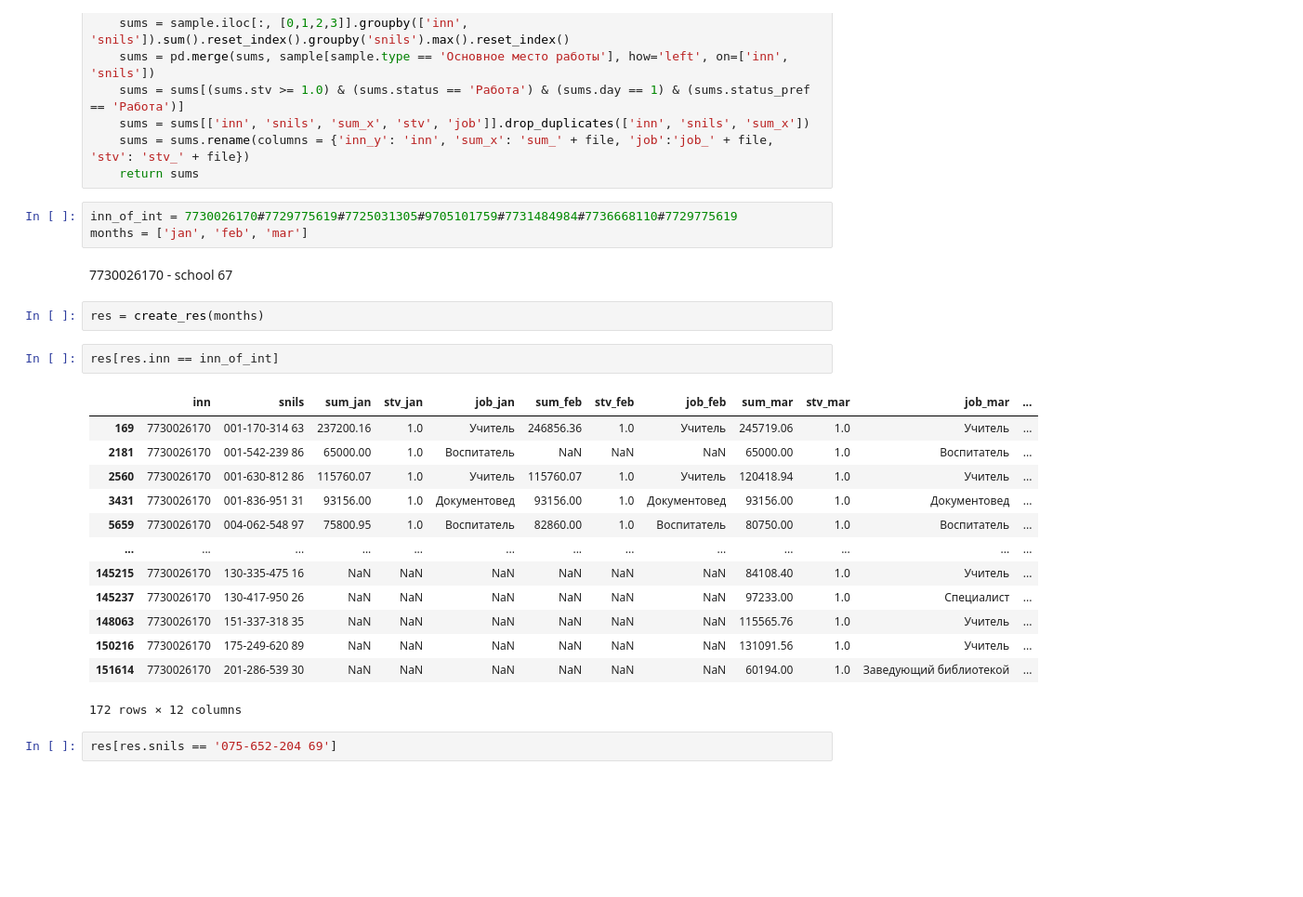
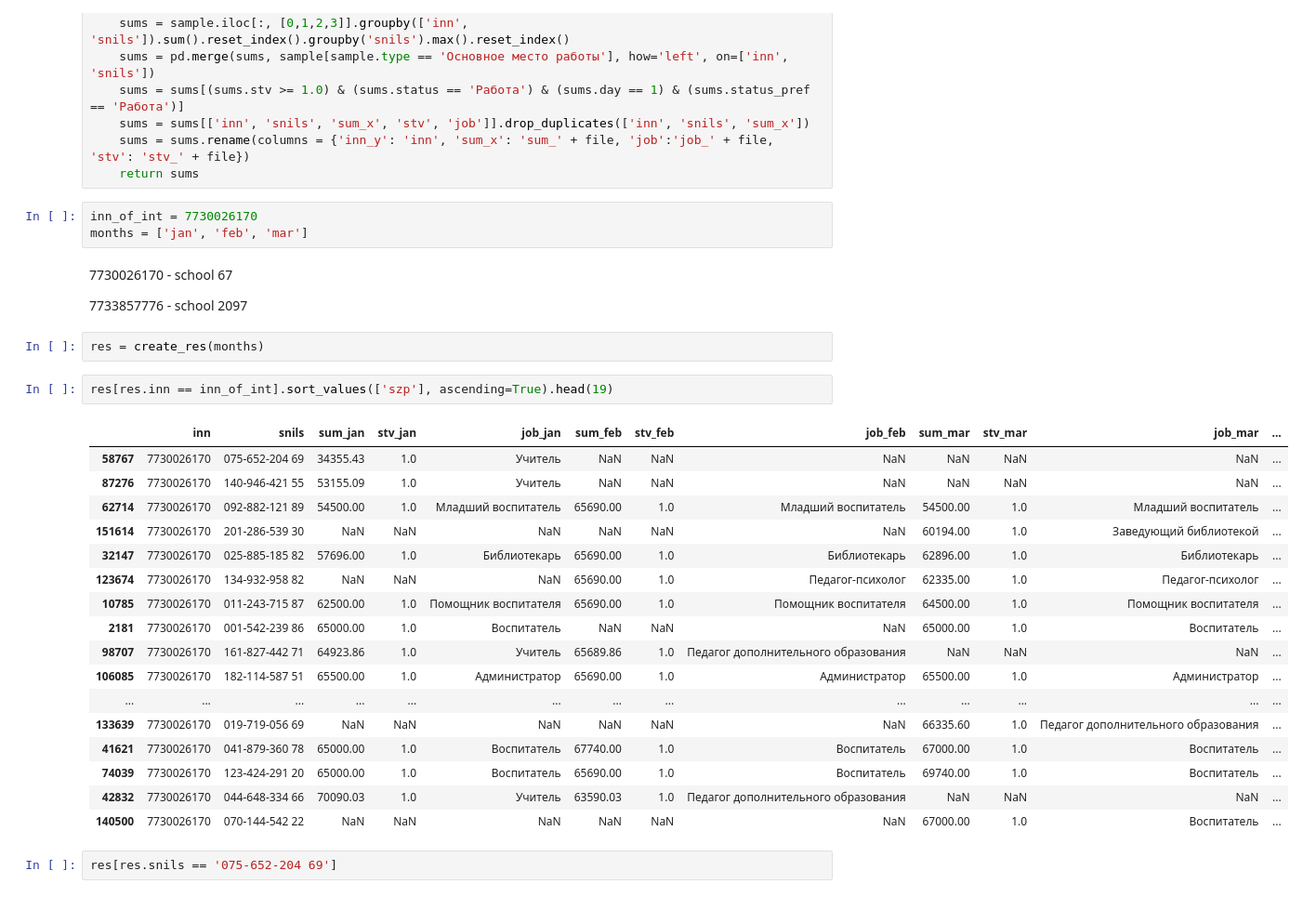
Before and after one commit to Mr-Maxraw/cfo-parser, a Jupyter notebook: counting/redezil.ipynb, the cells around one changed output. Shown at 93% size. Saved outputs shown, nothing was run; the diff lists cells and outputs as text; blank space fills up the shorter version.

```diff
--- a/counting/redezil.ipynb
+++ b/counting/redezil.ipynb
@@ -26,28 +26,34 @@ def load_data(file):
     sums = sums.rename(columns = {'inn_y': 'inn', 'sum_x': 'sum_' + file, 'job':'job_' + file, 'stv': 'stv_' + file})
     return sums
 # %%
-inn_of_int = 7730026170#7729775619#7725031305#9705101759#7731484984#7736668110#7729775619
+inn_of_int = 7730026170
 months = ['jan', 'feb', 'mar']
 # %% [markdown]
 7730026170 - school 67
+
+7733857776 - school 2097
 # %%
 res = create_res(months)
 # %%
-res[res.inn == inn_of_int]
+res[res.inn == inn_of_int].sort_values(['szp'], ascending=True).head(19)
 # %% [output]
 |  | inn | snils | sum_jan | stv_jan | job_jan | sum_feb | stv_feb | job_feb | sum_mar | stv_mar | job_mar | ... |
-| 169 | 7730026170 | 001-170-314 63 | 237200.16 | 1.0 | Учитель | 246856.36 | 1.0 | Учитель | 245719.06 | 1.0 | Учитель | ... |
+| 58767 | 7730026170 | 075-652-204 69 | 34355.43 | 1.0 | Учитель | NaN | NaN | NaN | NaN | NaN | NaN | ... |
+| 87276 | 7730026170 | 140-946-421 55 | 53155.09 | 1.0 | Учитель | NaN | NaN | NaN | NaN | NaN | NaN | ... |
+| 62714 | 7730026170 | 092-882-121 89 | 54500.00 | 1.0 | Младший воспитатель | 65690.00 | 1.0 | Младший воспитатель | 54500.00 | 1.0 | Младший воспитатель | ... |
+| 151614 | 7730026170 | 201-286-539 30 | NaN | NaN | NaN | NaN | NaN | NaN | 60194.00 | 1.0 | Заведующий библиотекой | ... |
+| 32147 | 7730026170 | 025-885-185 82 | 57696.00 | 1.0 | Библиотекарь | 65690.00 | 1.0 | Библиотекарь | 62896.00 | 1.0 | Библиотекарь | ... |
+| 123674 | 7730026170 | 134-932-958 82 | NaN | NaN | NaN | 65690.00 | 1.0 | Педагог-психолог | 62335.00 | 1.0 | Педагог-психолог | ... |
+| 10785 | 7730026170 | 011-243-715 87 | 62500.00 | 1.0 | Помощник воспитателя | 65690.00 | 1.0 | Помощник воспитателя | 64500.00 | 1.0 | Помощник воспитателя | ... |
 | 2181 | 7730026170 | 001-542-239 86 | 65000.00 | 1.0 | Воспитатель | NaN | NaN | NaN | 65000.00 | 1.0 | Воспитатель | ... |
-| 2560 | 7730026170 | 001-630-812 86 | 115760.07 | 1.0 | Учитель | 115760.07 | 1.0 | Учитель | 120418.94 | 1.0 | Учитель | ... |
-| 3431 | 7730026170 | 001-836-951 31 | 93156.00 | 1.0 | Документовед | 93156.00 | 1.0 | Документовед | 93156.00 | 1.0 | Документовед | ... |
-| 5659 | 7730026170 | 004-062-548 97 | 75800.95 | 1.0 | Воспитатель | 82860.00 | 1.0 | Воспитатель | 80750.00 | 1.0 | Воспитатель | ... |
+| 98707 | 7730026170 | 161-827-442 71 | 64923.86 | 1.0 | Учитель | 65689.86 | 1.0 | Педагог дополнительного образования | NaN | NaN | NaN | ... |
+| 106085 | 7730026170 | 182-114-587 51 | 65500.00 | 1.0 | Администратор | 65690.00 | 1.0 | Администратор | 65500.00 | 1.0 | Администратор | ... |
 | ... | ... | ... | ... | ... | ... | ... | ... | ... | ... | ... | ... | ... |
-| 145215 | 7730026170 | 130-335-475 16 | NaN | NaN | NaN | NaN | NaN | NaN | 84108.40 | 1.0 | Учитель | ... |
-| 145237 | 7730026170 | 130-417-950 26 | NaN | NaN | NaN | NaN | NaN | NaN | 97233.00 | 1.0 | Специалист | ... |
-| 148063 | 7730026170 | 151-337-318 35 | NaN | NaN | NaN | NaN | NaN | NaN | 115565.76 | 1.0 | Учитель | ... |
-| 150216 | 7730026170 | 175-249-620 89 | NaN | NaN | NaN | NaN | NaN | NaN | 131091.56 | 1.0 | Учитель | ... |
-| 151614 | 7730026170 | 201-286-539 30 | NaN | NaN | NaN | NaN | NaN | NaN | 60194.00 | 1.0 | Заведующий библиотекой | ... |
+| 133639 | 7730026170 | 019-719-056 69 | NaN | NaN | NaN | NaN | NaN | NaN | 66335.60 | 1.0 | Педагог дополнительного образования | ... |
+| 41621 | 7730026170 | 041-879-360 78 | 65000.00 | 1.0 | Воспитатель | 67740.00 | 1.0 | Воспитатель | 67000.00 | 1.0 | Воспитатель | ... |
+| 74039 | 7730026170 | 123-424-291 20 | 65000.00 | 1.0 | Воспитатель | 65690.00 | 1.0 | Воспитатель | 69740.00 | 1.0 | Воспитатель | ... |
+| 42832 | 7730026170 | 044-648-334 66 | 70090.03 | 1.0 | Учитель | 63590.03 | 1.0 | Педагог дополнительного образования | NaN | NaN | NaN | ... |
+| 140500 | 7730026170 | 070-144-542 22 | NaN | NaN | NaN | NaN | NaN | NaN | 67000.00 | 1.0 | Воспитатель | ... |
-172 rows × 12 columns
 # %%
 res[res.snils == '075-652-204 69']
 # %% [output]
```
Also changed, not shown: parts of 26 cells of this notebook, 2 other files.
